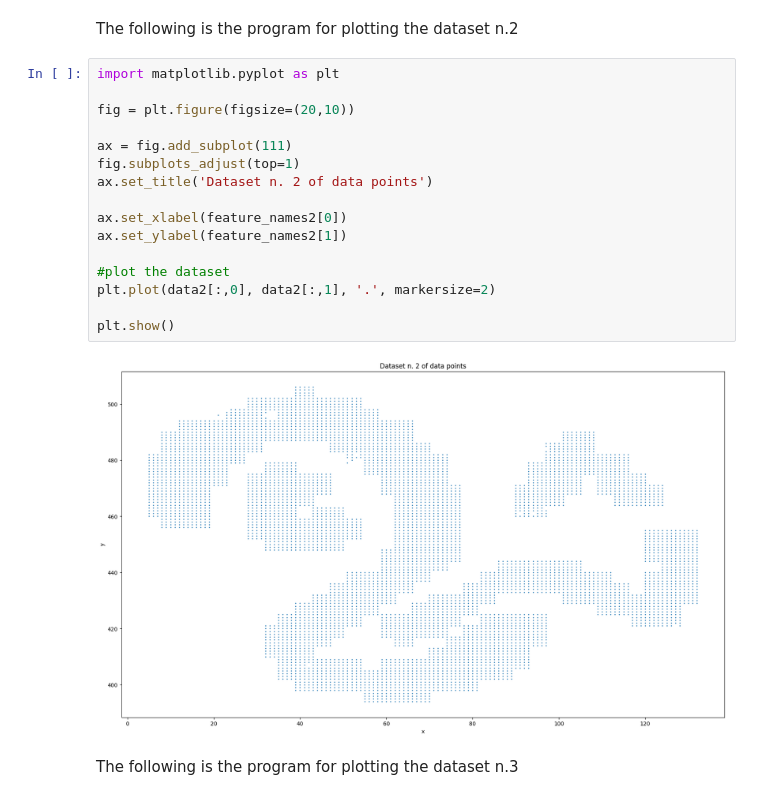
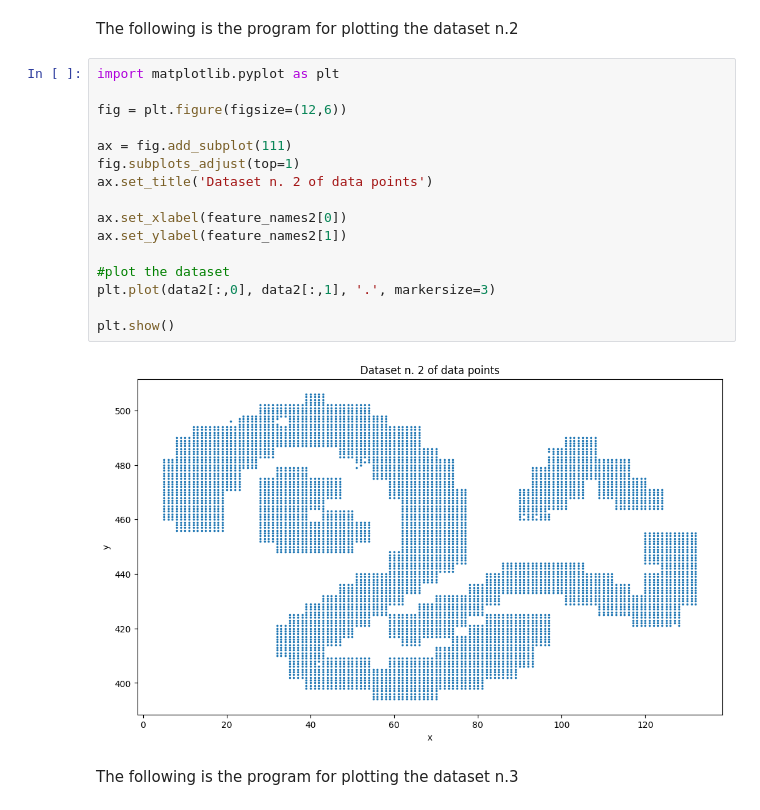
Before and after one commit to jakbtg/AAUT, a Jupyter notebook: Meo/3-clustering_copy_for_students_aa_22_23.ipynb, the cells around one changed output. Cells and saved outputs as stored; diff of their text form.

```diff
--- a/Meo/3-clustering_copy_for_students_aa_22_23.ipynb
+++ b/Meo/3-clustering_copy_for_students_aa_22_23.ipynb
@@ -91,21 +85,21 @@ The following is the program for plotting the dataset n.2
 # %%
 import matplotlib.pyplot as plt
 
-fig = plt.figure(figsize=(20,10))
+fig = plt.figure(figsize=(12,6))
 
 ax = fig.add_subplot(111)
 fig.subplots_adjust(top=1)
 ax.set_title('Dataset n. 2 of data points')
 
 ax.set_xlabel(feature_names2[0])
 ax.set_ylabel(feature_names2[1])
 
 #plot the dataset
-plt.plot(data2[:,0], data2[:,1], '.', markersize=2)
+plt.plot(data2[:,0], data2[:,1], '.', markersize=3)
 
 plt.show()
 # %% [output]
-[figure, old version]
+[figure, new version]
 # %% [markdown]
 The following is the program for plotting the dataset n.3
 # %%
```
Also changed, not shown: parts of 8 cells of this notebook.
